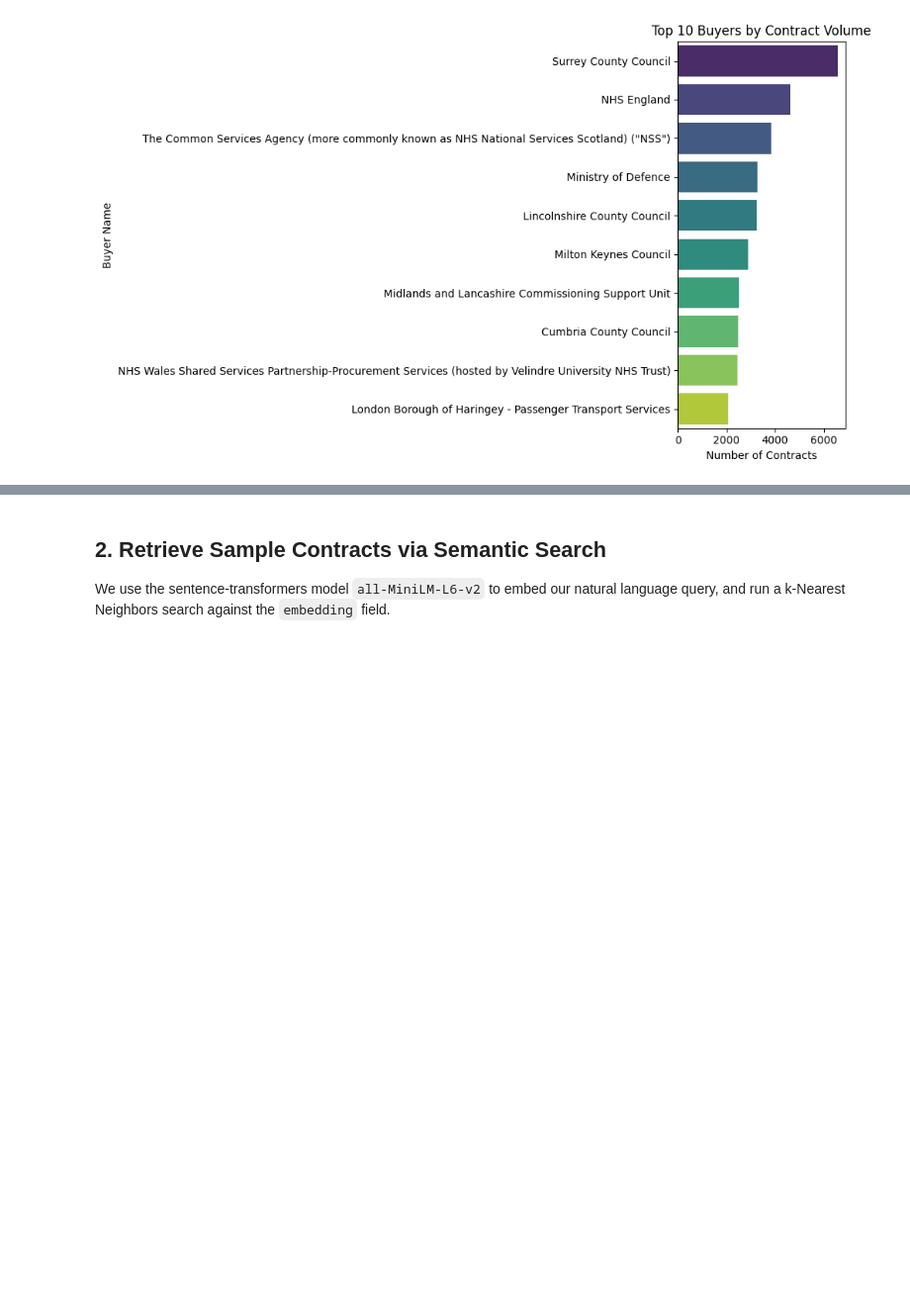
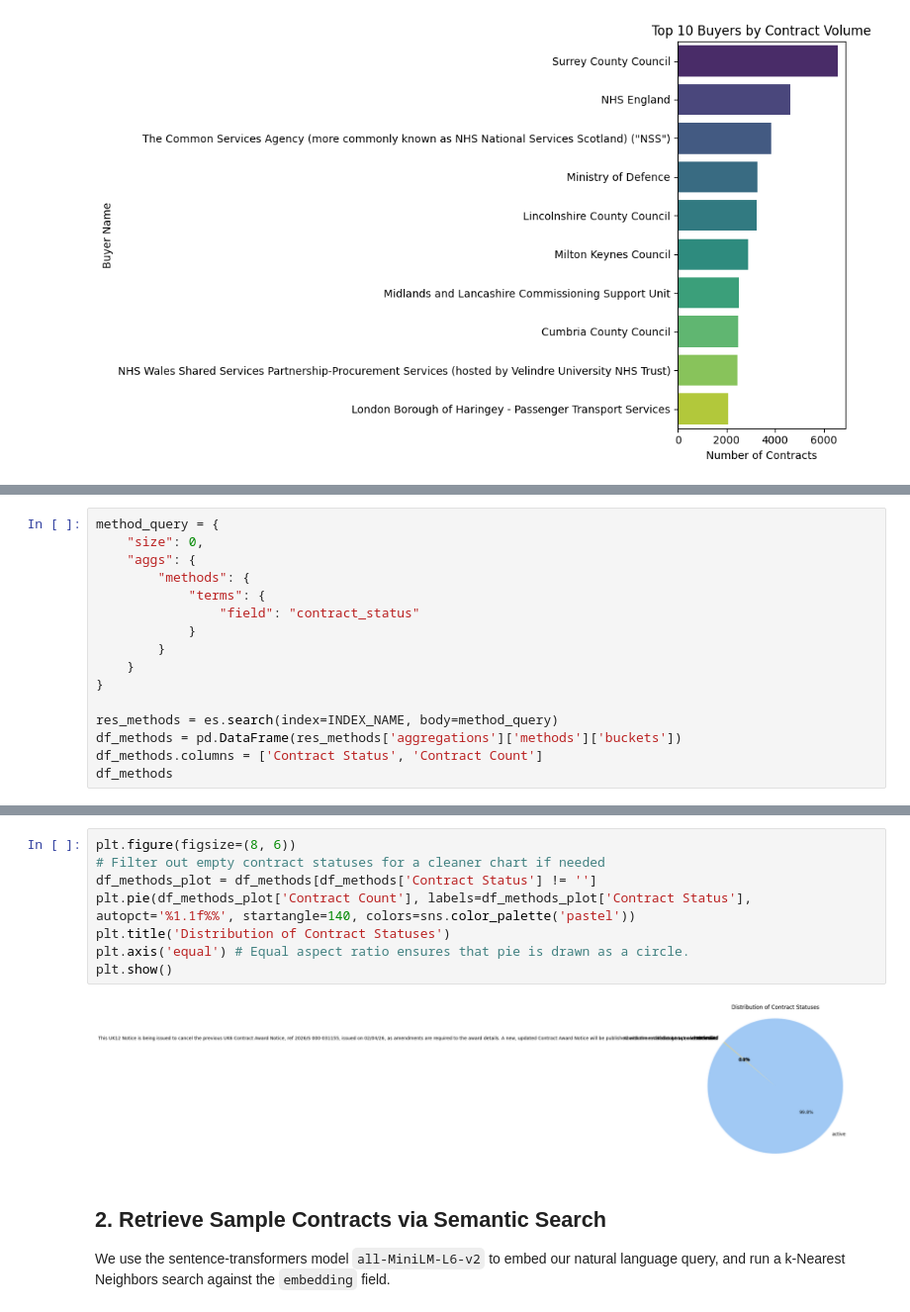
Before and after one commit to Marini97/uk-procurement-rag, a Jupyter notebook: notebooks/02_explore_elastic.ipynb, the cells around one changed output, grey strips where cells are left out. Shown at 99% size. Cells and saved outputs as stored; diff of their text form; blank space fills up the shorter version.

```diff
--- a/notebooks/02_explore_elastic.ipynb
+++ b/notebooks/02_explore_elastic.ipynb
@@ -104,0 +106,16 @@ plt.show()
+# %%
+method_query = {
+    "size": 0,
+    "aggs": {
+        "methods": {
+            "terms": {
+                "field": "contract_status"
+            }
+        }
+    }
+}
+
+res_methods = es.search(index=INDEX_NAME, body=method_query)
+df_methods = pd.DataFrame(res_methods['aggregations']['methods']['buckets'])
+df_methods.columns = ['Contract Status', 'Contract Count']
+df_methods
@@ -105,3 +132,13 @@ plt.show()
+# %%
+plt.figure(figsize=(8, 6))
+# Filter out empty contract statuses for a cleaner chart if needed
+df_methods_plot = df_methods[df_methods['Contract Status'] != '']
+plt.pie(df_methods_plot['Contract Count'], labels=df_methods_plot['Contract Status'], autopct='%1.1f%%', startangle=140, colors=sns.color_palette('pastel'))
+plt.title('Distribution of Contract Statuses')
+plt.axis('equal') # Equal aspect ratio ensures that pie is drawn as a circle.
+plt.show()
+# %% [output]
+[figure, added]
 # %% [markdown]
 ## 2. Retrieve Sample Contracts via Semantic Search
 We use the sentence-transformers model `all-MiniLM-L6-v2` to embed our natural language query, and run a k-Nearest Neighbors search against the `embedding` field.
```
Also changed, not shown: parts of 7 cells of this notebook, 9 other files.
